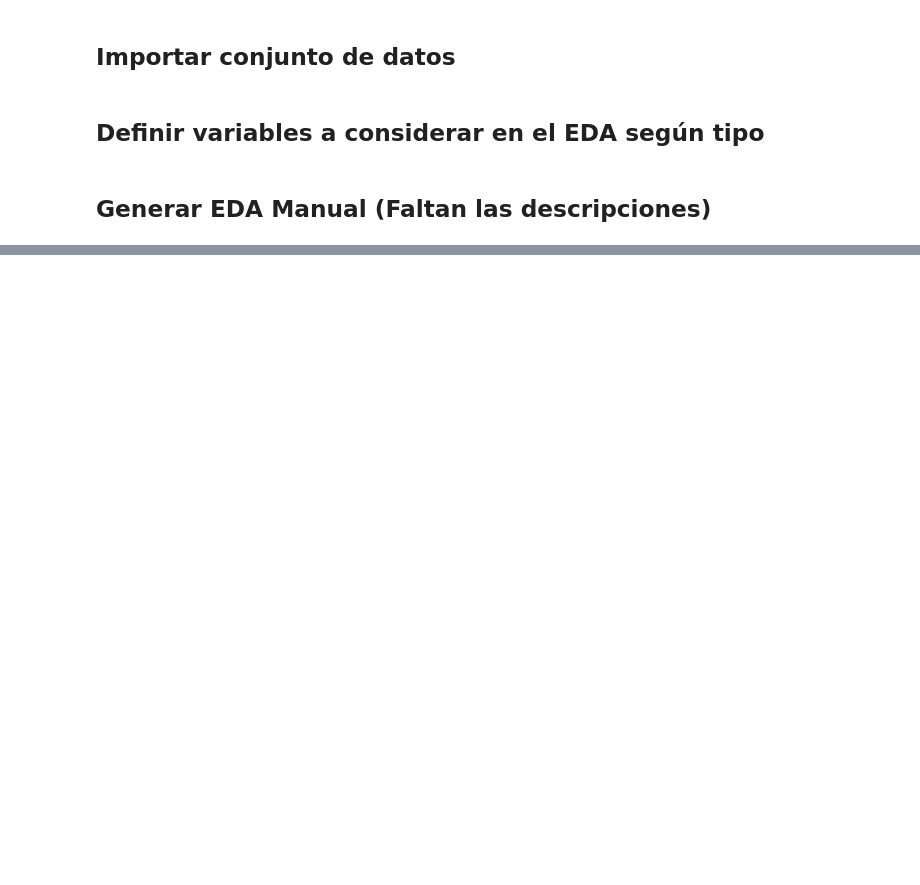
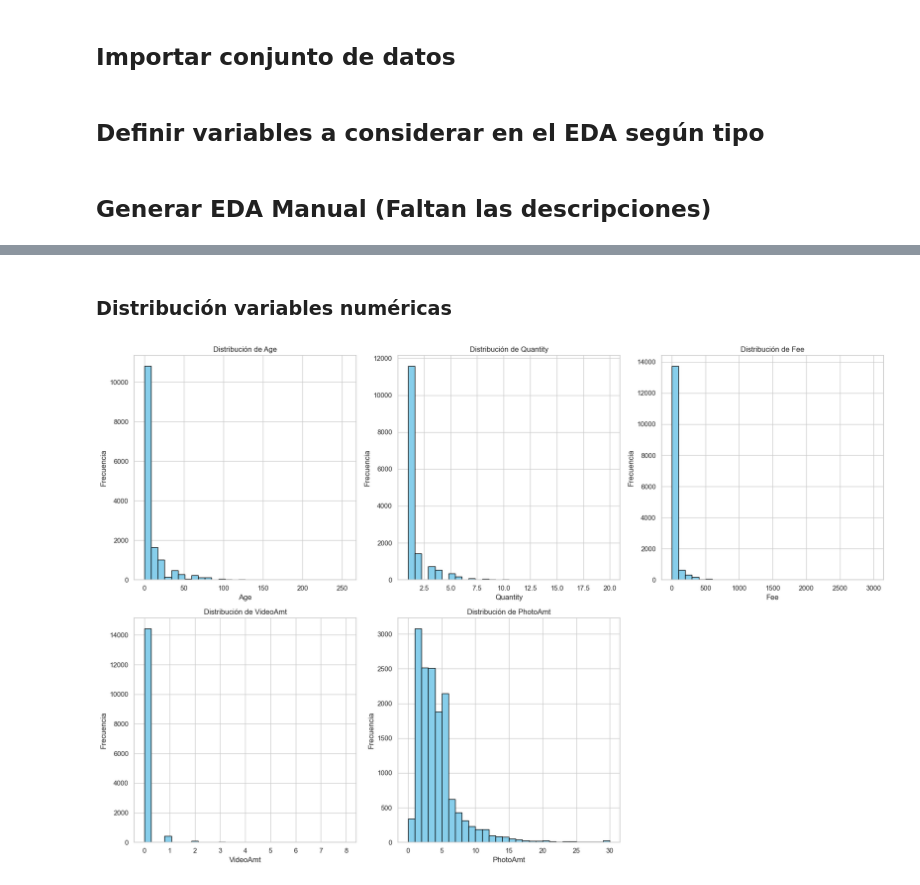
Before and after one commit to fechhh/laboII, a Jupyter notebook: EDA/eda_manual.ipynb, the cells around one changed output, grey strips where cells are left out. Saved outputs shown, nothing was run; the diff lists cells and outputs as text; code cells hidden in the pictures; blank space fills up the shorter version.

```diff
--- a/EDA/eda_manual.ipynb
+++ b/EDA/eda_manual.ipynb
@@ -115,0 +114,6 @@ EDA completed.
+# %% [markdown]
+### Distribución variables numéricas
+# %%
+run_eda(dataset_orig, numeric_cols, categorical_cols, "distribucion variables numericas")
+# %% [output]
+[figure, added]
```
Also changed, not shown: parts of 16 cells of this notebook, 1 other file.
